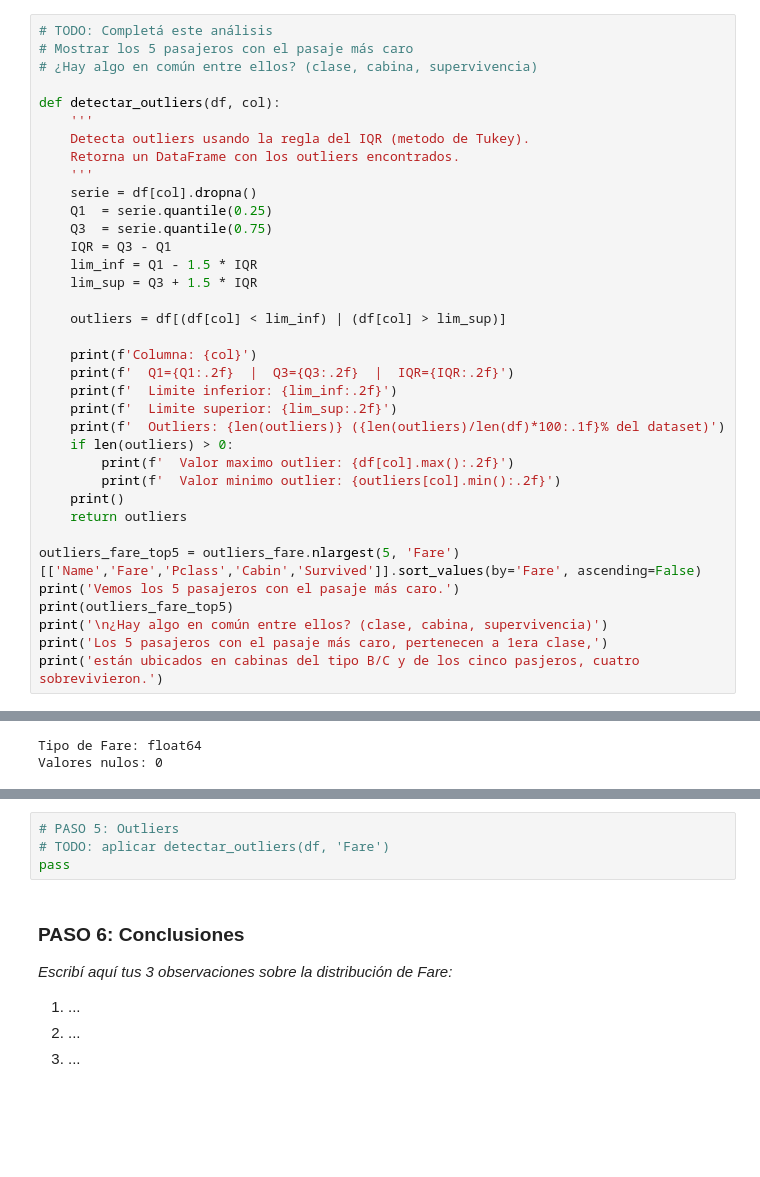
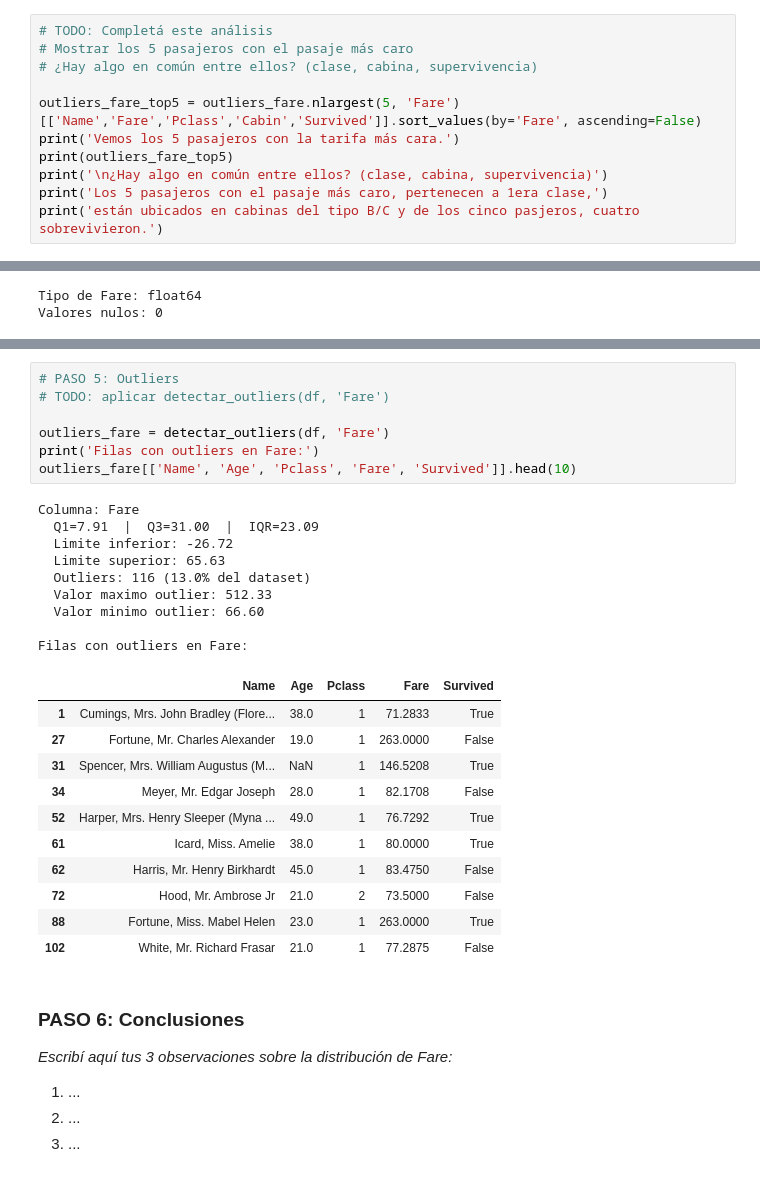
Before and after one commit to SandraVargasAI/Mineria-de-Datos-, a Jupyter notebook: Copia_de_MineriaDatos_U2_Clase2_Lab.ipynb, the cells around one changed output, grey strips where cells are left out. Drawn from its saved outputs; the diff is of its cells as text; blank space fills up the shorter version.

```diff
--- a/Copia_de_MineriaDatos_U2_Clase2_Lab.ipynb
+++ b/Copia_de_MineriaDatos_U2_Clase2_Lab.ipynb
@@ -688,33 +688,8 @@ Usando la función `detectar_outliers()`, completá el siguiente análisis:
 # Mostrar los 5 pasajeros con el pasaje más caro
 # ¿Hay algo en común entre ellos? (clase, cabina, supervivencia)
 
-def detectar_outliers(df, col):
-    '''
-    Detecta outliers usando la regla del IQR (metodo de Tukey).
-    Retorna un DataFrame con los outliers encontrados.
-    '''
-    serie = df[col].dropna()
-    Q1  = serie.quantile(0.25)
-    Q3  = serie.quantile(0.75)
-    IQR = Q3 - Q1
-    lim_inf = Q1 - 1.5 * IQR
-    lim_sup = Q3 + 1.5 * IQR
-
-    outliers = df[(df[col] < lim_inf) | (df[col] > lim_sup)]
-
-    print(f'Columna: {col}')
-    print(f'  Q1={Q1:.2f}  |  Q3={Q3:.2f}  |  IQR={IQR:.2f}')
-    print(f'  Limite inferior: {lim_inf:.2f}')
-    print(f'  Limite superior: {lim_sup:.2f}')
-    print(f'  Outliers: {len(outliers)} ({len(outliers)/len(df)*100:.1f}% del dataset)')
-    if len(outliers) > 0:
-        print(f'  Valor maximo outlier: {df[col].max():.2f}')
-        print(f'  Valor minimo outlier: {outliers[col].min():.2f}')
-    print()
-    return outliers
-
 outliers_fare_top5 = outliers_fare.nlargest(5, 'Fare')[['Name','Fare','Pclass','Cabin','Survived']].sort_values(by='Fare', ascending=False)
-print('Vemos los 5 pasajeros con el pasaje más caro.')
+print('Vemos los 5 pasajeros con la tarifa más cara.')
 print(outliers_fare_top5)
 print('\n¿Hay algo en común entre ellos? (clase, cabina, supervivencia)')
 print('Los 5 pasajeros con el pasaje más caro, pertenecen a 1era clase,')
@@ -833,7 +864,31 @@ pass
 # %%
 # PASO 5: Outliers
 # TODO: aplicar detectar_outliers(df, 'Fare')
-pass
+
+outliers_fare = detectar_outliers(df, 'Fare')
+print('Filas con outliers en Fare:')
+outliers_fare[['Name', 'Age', 'Pclass', 'Fare', 'Survived']].head(10)
+# %% [output]
+Columna: Fare
+  Q1=7.91  |  Q3=31.00  |  IQR=23.09
+  Limite inferior: -26.72
+  Limite superior: 65.63
+  Outliers: 116 (13.0% del dataset)
+  Valor maximo outlier: 512.33
+  Valor minimo outlier: 66.60
+
+Filas con outliers en Fare:
+|  | Name | Age | Pclass | Fare | Survived |
+| 1 | Cumings, Mrs. John Bradley (Flore... | 38.0 | 1 | 71.2833 | True |
+| 27 | Fortune, Mr. Charles Alexander | 19.0 | 1 | 263.0000 | False |
+| 31 | Spencer, Mrs. William Augustus (M... | NaN | 1 | 146.5208 | True |
+| 34 | Meyer, Mr. Edgar Joseph | 28.0 | 1 | 82.1708 | False |
+| 52 | Harper, Mrs. Henry Sleeper (Myna ... | 49.0 | 1 | 76.7292 | True |
+| 61 | Icard, Miss. Amelie | 38.0 | 1 | 80.0000 | True |
+| 62 | Harris, Mr. Henry Birkhardt | 45.0 | 1 | 83.4750 | False |
+| 72 | Hood, Mr. Ambrose Jr | 21.0 | 2 | 73.5000 | False |
+| 88 | Fortune, Miss. Mabel Helen | 23.0 | 1 | 263.0000 | True |
+| 102 | White, Mr. Richard Frasar | 21.0 | 1 | 77.2875 | False |
 # %% [markdown]
 ### PASO 6: Conclusiones
 
```
Also changed, not shown: parts of 7 cells of this notebook.
